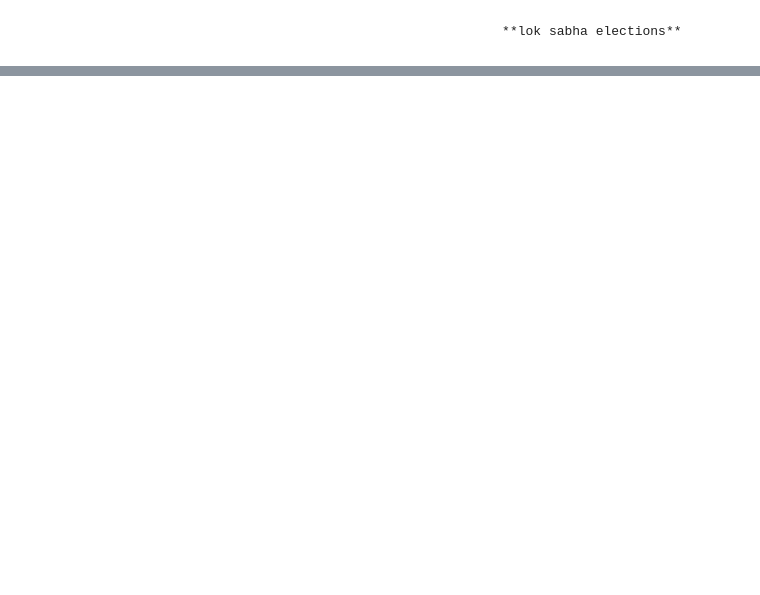
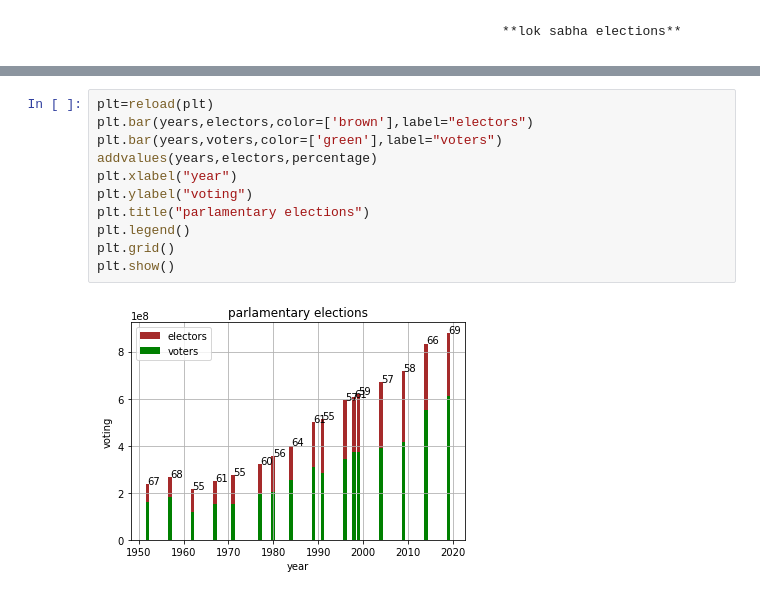
Before and after one commit to Ravikumarchavva/Ravi-kumar-svce, a Jupyter notebook: copy_of_mpl.ipynb, the cells around one changed output, grey strips where cells are left out. Cells and saved outputs as stored; diff of their text form; blank space fills up the shorter version.

```diff
--- a/copy_of_mpl.ipynb
+++ b/copy_of_mpl.ipynb
@@ -22,0 +36,13 @@ plt.show()
+# %%
+plt=reload(plt)
+plt.bar(years,electors,color=['brown'],label="electors")
+plt.bar(years,voters,color=['green'],label="voters")
+addvalues(years,electors,percentage)
+plt.xlabel("year")
+plt.ylabel("voting")
+plt.title("parlamentary elections")
+plt.legend()
+plt.grid()
+plt.show()
+# %% [output]
+[figure, added]
```
Also changed, not shown: parts of 3 cells of this notebook.
